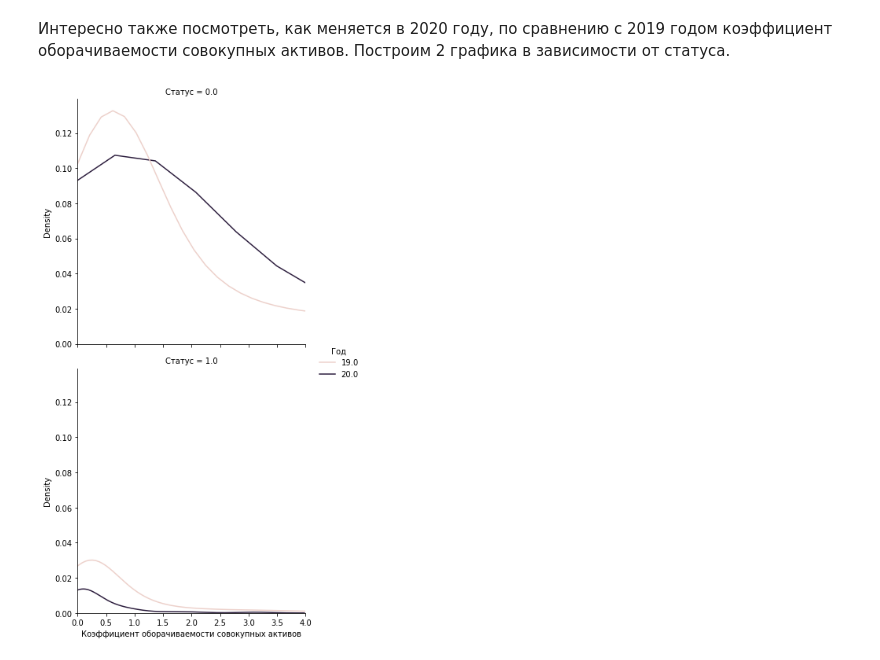
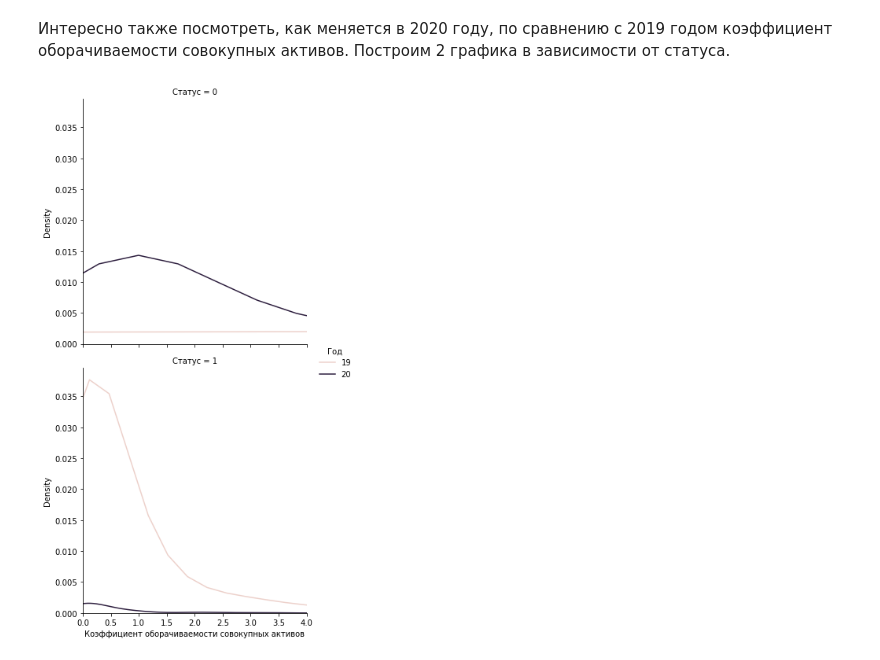
Before and after one commit to dariagerasimenko/Econ_projects, a Jupyter notebook: Econometrics 2021/Preliminary_analysis_of_data.ipynb, the cells around one changed output. Saved outputs shown, nothing was run; the diff lists cells and outputs as text; code cells hidden in the pictures.

```diff
--- a/Econometrics 2021/Preliminary_analysis_of_data.ipynb
+++ b/Econometrics 2021/Preliminary_analysis_of_data.ipynb
@@ -16,7 +16,7 @@ Populating the interactive namespace from numpy and matplotlib
 # %% [markdown]
 Откроем датасет (в кавычках указан путь к файлу на моем копмьютере, нужно его заменить), указанные параметры - параметры открытия файла csv. Если русские символы декодируются неправильно или что-то ломается - следует убрать " engine='python' ". Далее открываем датасет
 # %%
-df=pd.read_excel('dataset_for_project.xlsx')
+df=pd.read_excel('dataset_new.xlsx')
 df
 # %% [output]
 |  | № | Наименование | Год | Возраст компании, лет | Статус | Организационно-правовая форма | ... |
@@ -235,8 +257,8 @@ Name: Статус, dtype: float64
 # %% [markdown]
 Интересно также посмотреть, как меняется в 2020 году, по сравнению с 2019 годом коэффициент оборачиваемости совокупных активов. Построим 2 графика в зависимости от статуса.
 # %%
-sns.displot(data=data_2019_2020, x="Коэффициент оборачиваемости совокупных активов",  hue="Год", row ='Статус', kind="kde")
+sns.displot(data=df, x="Коэффициент оборачиваемости совокупных активов",  hue="Год", row ='Статус', kind="kde")
 plt.xlim(0, 4)
 plt.show()
 # %% [output]
-[figure, old version]
+[figure, new version]
```
Also changed, not shown: parts of 15 cells of this notebook, 2 other files.
